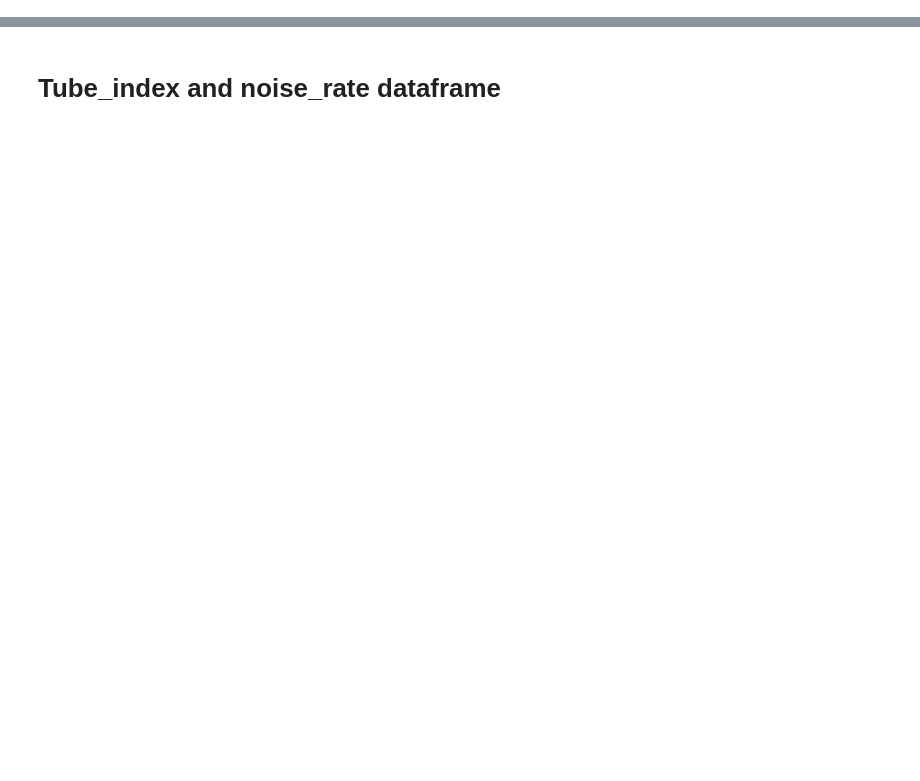
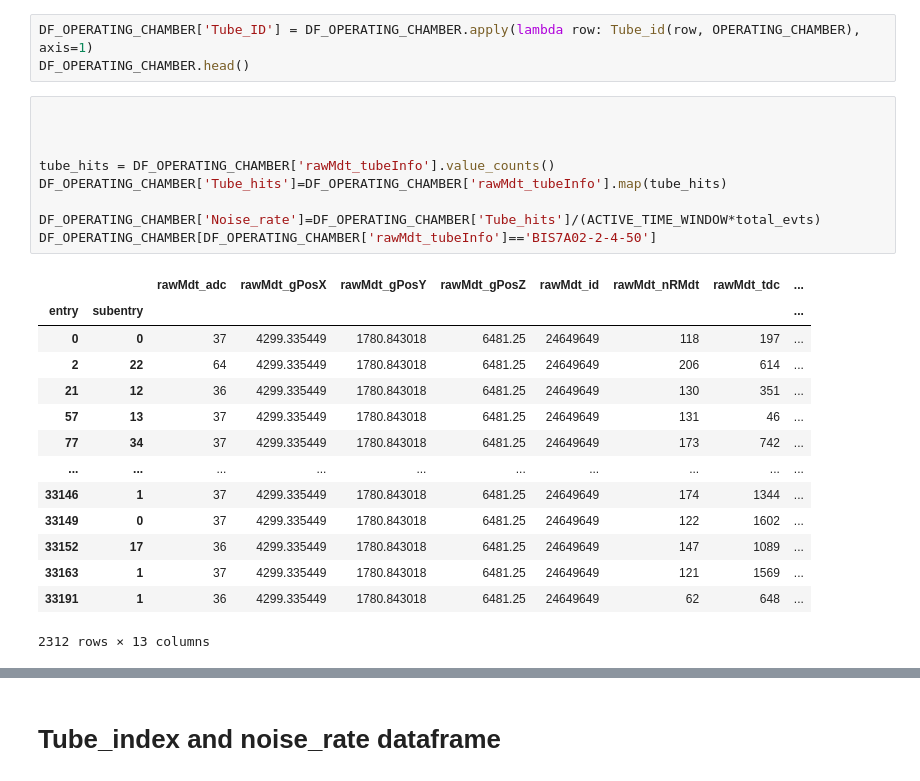
Before and after one commit to ppriyanka8/ATLAS, a Jupyter notebook: BIS7A_general.ipynb, the cells around one changed output, grey strips where cells are left out. Cells and saved outputs as stored; diff of their text form; blank space fills up the shorter version.

```diff
--- a/BIS7A_general.ipynb
+++ b/BIS7A_general.ipynb
@@ -240,3 +262,30 @@ chamberInRegion = [chamberlist_run3.MDThardname(chamberlist_run3.MDTindex(x)) fo
 print('process run %s lumiblock %s region %s, chamberList %s' % (run, lb, region, chamberInRegion))
 # %% [output]
 process run 045672 lumiblock 0000_0004 region 113, chamberList ['IsWRONG', 'BIS7A02', 'EES1A02', 'EES2A02', 'EMS4A02', 'EMS5A02']
+# %%
+DF_OPERATING_CHAMBER['Tube_ID'] = DF_OPERATING_CHAMBER.apply(lambda row: Tube_id(row, OPERATING_CHAMBER), axis=1)
+DF_OPERATING_CHAMBER.head()
+# %%
+
+
+
+tube_hits = DF_OPERATING_CHAMBER['rawMdt_tubeInfo'].value_counts()
+DF_OPERATING_CHAMBER['Tube_hits']=DF_OPERATING_CHAMBER['rawMdt_tubeInfo'].map(tube_hits)
+
+DF_OPERATING_CHAMBER['Noise_rate']=DF_OPERATING_CHAMBER['Tube_hits']/(ACTIVE_TIME_WINDOW*total_evts)
+DF_OPERATING_CHAMBER[DF_OPERATING_CHAMBER['rawMdt_tubeInfo']=='BIS7A02-2-4-50']
+# %% [output]
+|  |  | rawMdt_adc | rawMdt_gPosX | rawMdt_gPosY | rawMdt_gPosZ | rawMdt_id | rawMdt_nRMdt | rawMdt_tdc | ... |
+| entry | subentry |  |  |  |  |  |  |  | ... |
+| 0 | 0 | 37 | 4299.335449 | 1780.843018 | 6481.25 | 24649649 | 118 | 197 | ... |
+| 2 | 22 | 64 | 4299.335449 | 1780.843018 | 6481.25 | 24649649 | 206 | 614 | ... |
+| 21 | 12 | 36 | 4299.335449 | 1780.843018 | 6481.25 | 24649649 | 130 | 351 | ... |
+| 57 | 13 | 37 | 4299.335449 | 1780.843018 | 6481.25 | 24649649 | 131 | 46 | ... |
+| 77 | 34 | 37 | 4299.335449 | 1780.843018 | 6481.25 | 24649649 | 173 | 742 | ... |
+| ... | ... | ... | ... | ... | ... | ... | ... | ... | ... |
+| 33146 | 1 | 37 | 4299.335449 | 1780.843018 | 6481.25 | 24649649 | 174 | 1344 | ... |
+| 33149 | 0 | 37 | 4299.335449 | 1780.843018 | 6481.25 | 24649649 | 122 | 1602 | ... |
+| 33152 | 17 | 36 | 4299.335449 | 1780.843018 | 6481.25 | 24649649 | 147 | 1089 | ... |
+| 33163 | 1 | 37 | 4299.335449 | 1780.843018 | 6481.25 | 24649649 | 121 | 1569 | ... |
+| 33191 | 1 | 36 | 4299.335449 | 1780.843018 | 6481.25 | 24649649 | 62 | 648 | ... |
+2312 rows × 13 columns
```
Also changed, not shown: parts of 14 cells of this notebook.
